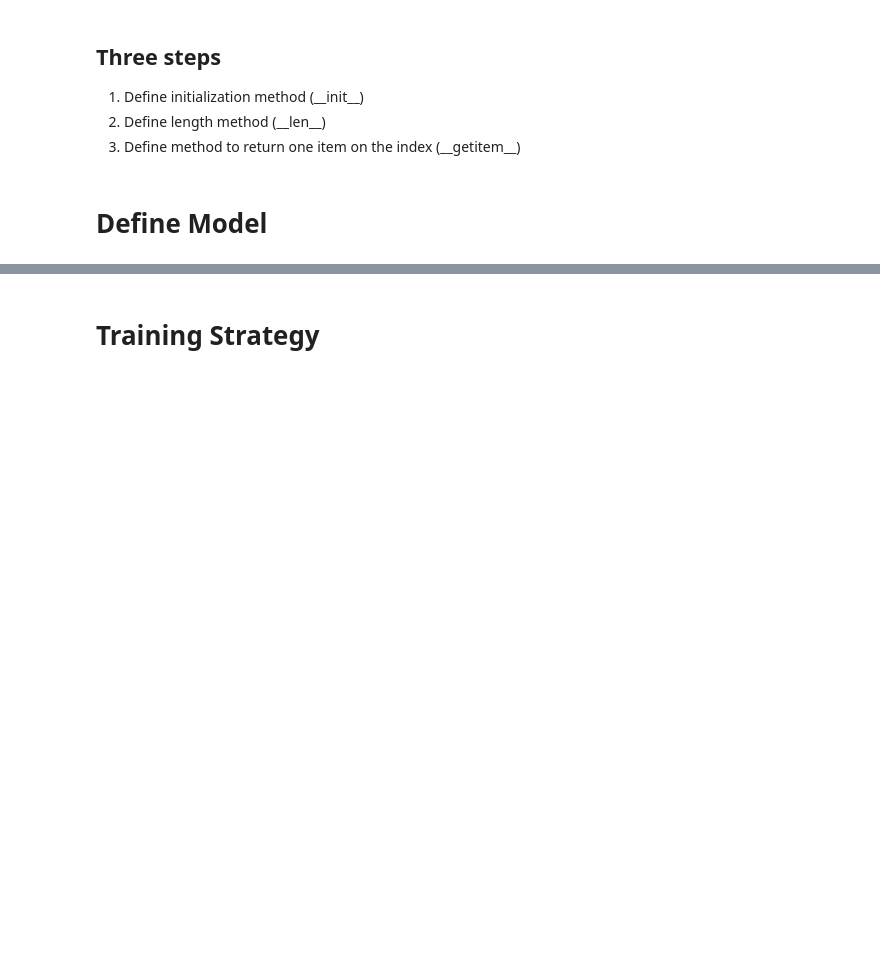
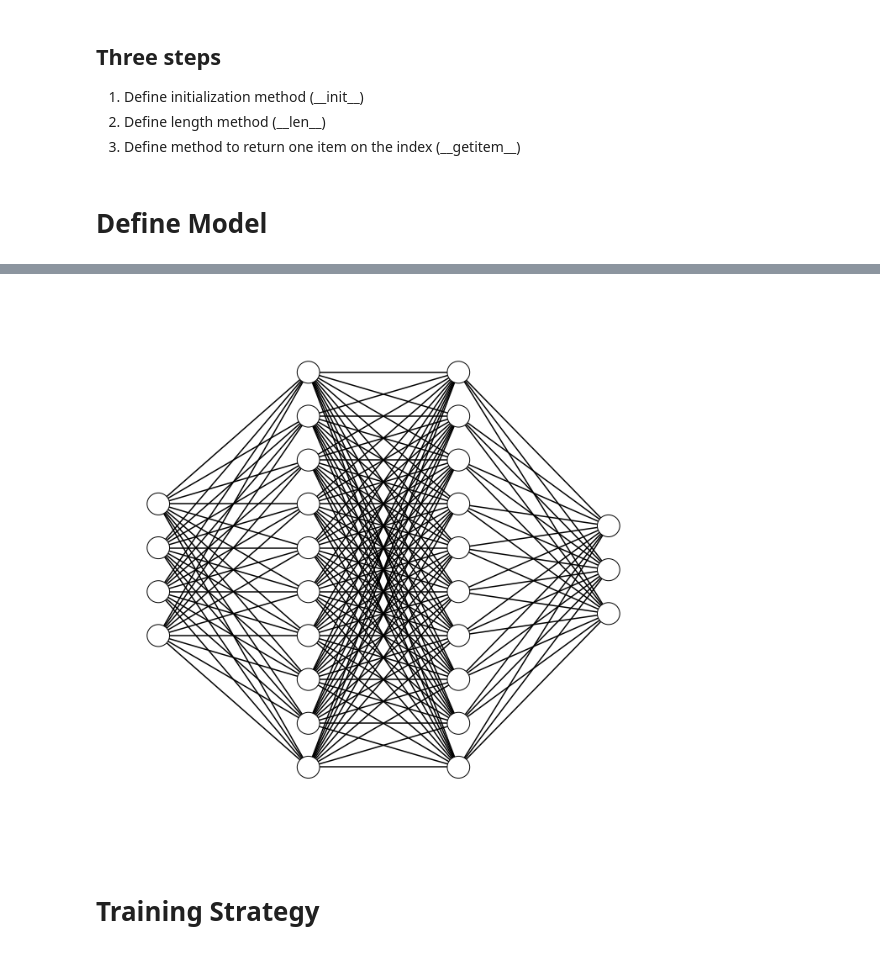
Before and after one commit to kckishan/PyTorch-Tutorials, a Jupyter notebook: Classification.ipynb, the cells around one changed output, grey strips where cells are left out. Drawn from its saved outputs; the diff is of its cells as text; code cells hidden in the pictures; blank space fills up the shorter version.

```diff
--- a/Classification.ipynb
+++ b/Classification.ipynb
@@ -102,7 +147,7 @@ class ClassificationModel(nn.Module):
         x = self.predict(x)
         return x
 # %%
-hidden_dim = 100
+hidden_dim = 10
 output_dim = 3
 model = ClassificationModel(D, hidden_dim, output_dim)
 # %%
@@ -112,11 +163,13 @@ from draw_neural_net import draw_neural_net
 from matplotlib import pyplot as plt
 # %matplotlib inline
 # %%
-# fig = plt.figure(figsize=(12, 12))
-# ax = fig.gca()
-# ax.axis('off')
-# draw_neural_net(ax, .1, .9, .1, .9, np.array([D, hidden_dim, hidden_dim, output_dim]).astype(int))
-# plt.show()
+fig = plt.figure(figsize=(12, 12))
+ax = fig.gca()
+ax.axis('off')
+draw_neural_net(ax, .1, .9, .1, .9, np.array([D, hidden_dim, hidden_dim, output_dim]).astype(int))
+plt.show()
+# %% [output]
+[figure, added]
 # %% [markdown]
 # Training Strategy
 # %% [markdown]
```
Also changed, not shown: parts of 13 cells of this notebook, 5 other files.
